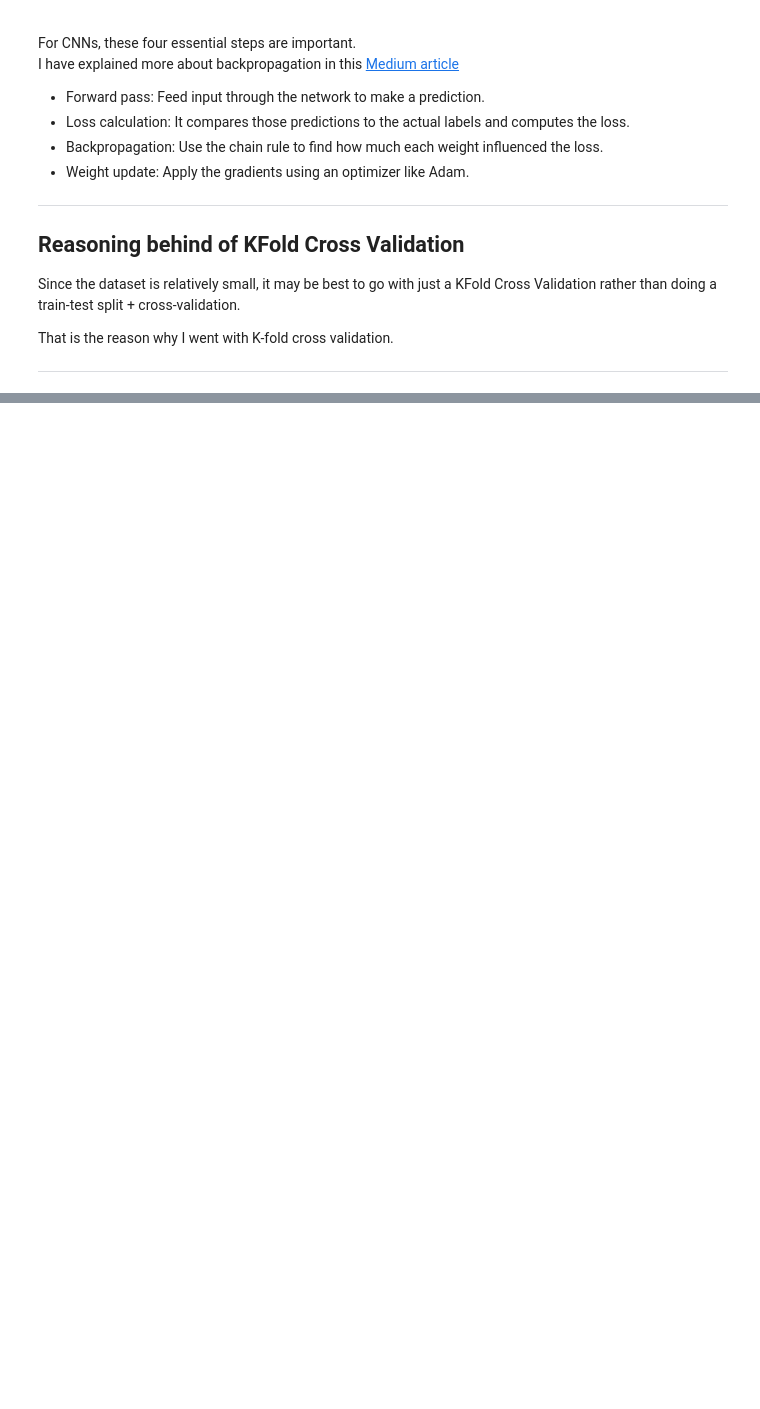
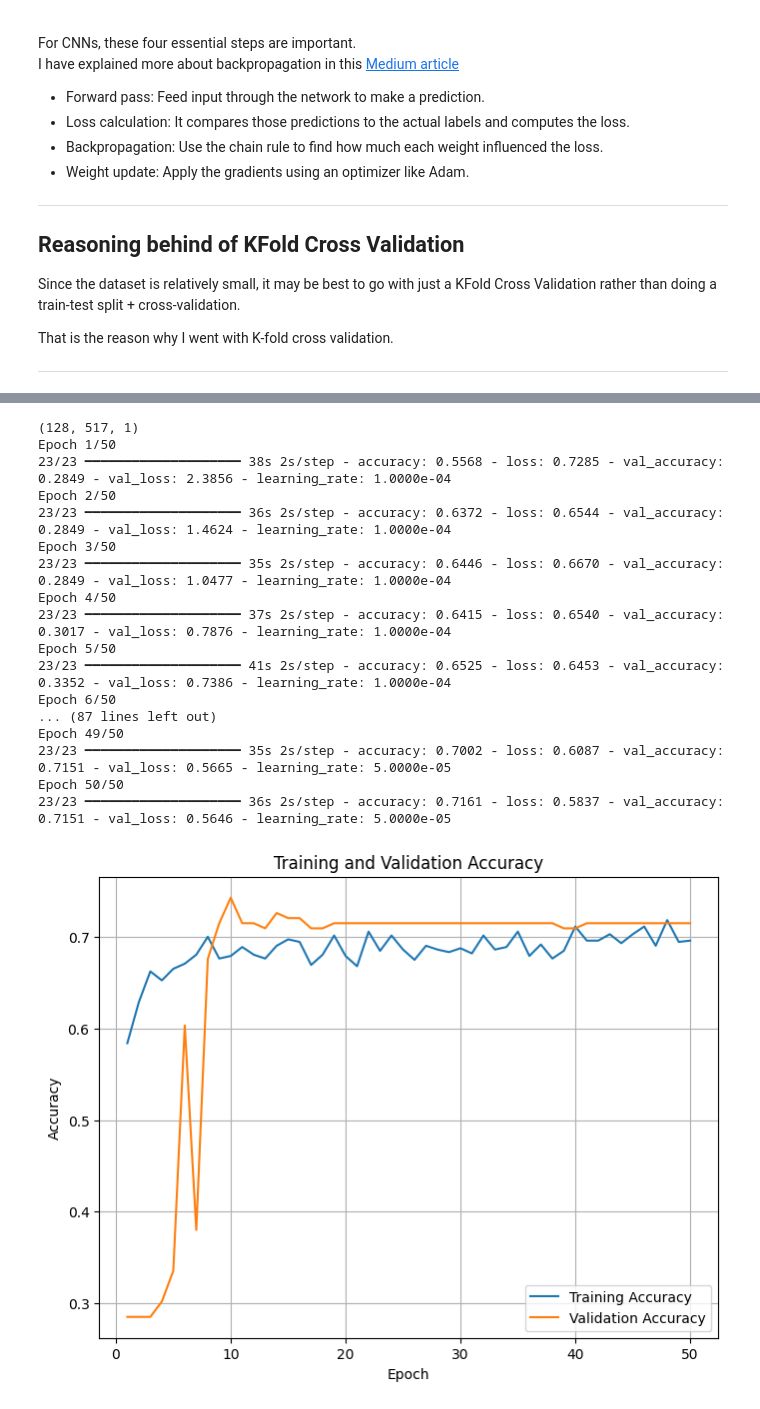
Before and after one commit to sahn1998/DATA-5322, a Jupyter notebook: HW3/model/binary_model.ipynb, the cells around one changed output, grey strips where cells are left out. Drawn from its saved outputs; the diff is of its cells as text; code cells hidden in the pictures; blank space fills up the shorter version.

```diff
--- a/HW3/model/binary_model.ipynb
+++ b/HW3/model/binary_model.ipynb
@@ -429,0 +496,65 @@ for fold, (train_idx, test_idx) in enumerate(kfold.split(X, y)):
+# %%
+# Run 2 layer model with best result
+metrics = pd.DataFrame(columns=EVALUATION_METRICS)
+
+X_train, X_test, y_train, y_test = train_test_split(
+    X, y, test_size=0.2, shuffle=True
+)
+
+print(X_train.shape[1:])
+# Initialize model
+model = build_bird_binary_cnn_v1(input_shape=X_train.shape[1:], dropout_rate=0.2, learning_rate=0.0001)
+
+# Callbacks
+early_stopping = EarlyStopping(monitor="val_loss", patience=10, mode="min", restore_best_weights=True)
+reduce_lr = ReduceLROnPlateau(monitor="val_loss", factor=0.5, patience=5, min_lr=1e-6, verbose=1)
+
+# Train
+history = model.fit(
+    X_train, y_train,
+    validation_data=(X_test, y_test),
+    epochs=EPOCHS,
+    batch_size=32,
+    callbacks=[early_stopping, reduce_lr],
+    verbose=1
+)
+
+# Visualize training history (optional)
+result_path = "../output/binary_results"
+run_tag = f"2_layer_best_model_results"
+build_plot_training_history(history, result_path, run_tag)
+
+# Evaluate
+evaluator = BinaryEvaluation(model)
+results, confusion_matrix = evaluator.model_test(X_test, y_test)
+print(confusion_matrix)
+
+# Save results
+metrics = pd.DataFrame(columns=EVALUATION_METRICS)
+metrics.loc[run_tag] = list(results)
+
+# Cleanup
+K.clear_session()
+del model
+gc.collect()
+
+display(metrics)
+# %% [output]
+(128, 517, 1)
+Epoch 1/50
+23/23 ━━━━━━━━━━━━━━━━━━━━ 38s 2s/step - accuracy: 0.5568 - loss: 0.7285 - val_accuracy: 0.2849 - val_loss: 2.3856 - learning_rate: 1.0000e-04
+Epoch 2/50
+23/23 ━━━━━━━━━━━━━━━━━━━━ 36s 2s/step - accuracy: 0.6372 - loss: 0.6544 - val_accuracy: 0.2849 - val_loss: 1.4624 - learning_rate: 1.0000e-04
+Epoch 3/50
+23/23 ━━━━━━━━━━━━━━━━━━━━ 35s 2s/step - accuracy: 0.6446 - loss: 0.6670 - val_accuracy: 0.2849 - val_loss: 1.0477 - learning_rate: 1.0000e-04
+Epoch 4/50
+23/23 ━━━━━━━━━━━━━━━━━━━━ 37s 2s/step - accuracy: 0.6415 - loss: 0.6540 - val_accuracy: 0.3017 - val_loss: 0.7876 - learning_rate: 1.0000e-04
+Epoch 5/50
+23/23 ━━━━━━━━━━━━━━━━━━━━ 41s 2s/step - accuracy: 0.6525 - loss: 0.6453 - val_accuracy: 0.3352 - val_loss: 0.7386 - learning_rate: 1.0000e-04
+Epoch 6/50
+... (87 lines left out)
+Epoch 49/50
+23/23 ━━━━━━━━━━━━━━━━━━━━ 35s 2s/step - accuracy: 0.7002 - loss: 0.6087 - val_accuracy: 0.7151 - val_loss: 0.5665 - learning_rate: 5.0000e-05
+Epoch 50/50
+23/23 ━━━━━━━━━━━━━━━━━━━━ 36s 2s/step - accuracy: 0.7161 - loss: 0.5837 - val_accuracy: 0.7151 - val_loss: 0.5646 - learning_rate: 5.0000e-05
+[figure, added]
```
Also changed, not shown: parts of 18 cells of this notebook, 40 other files.
